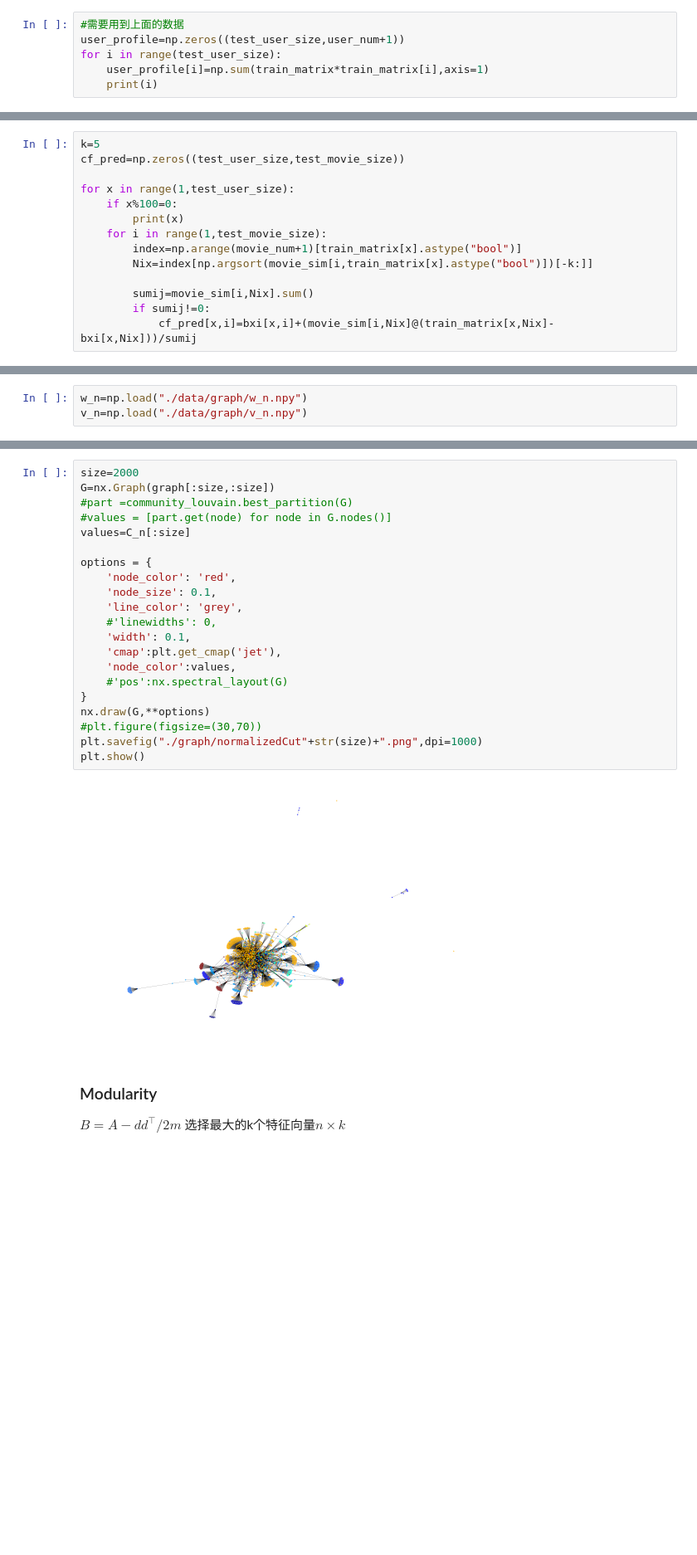
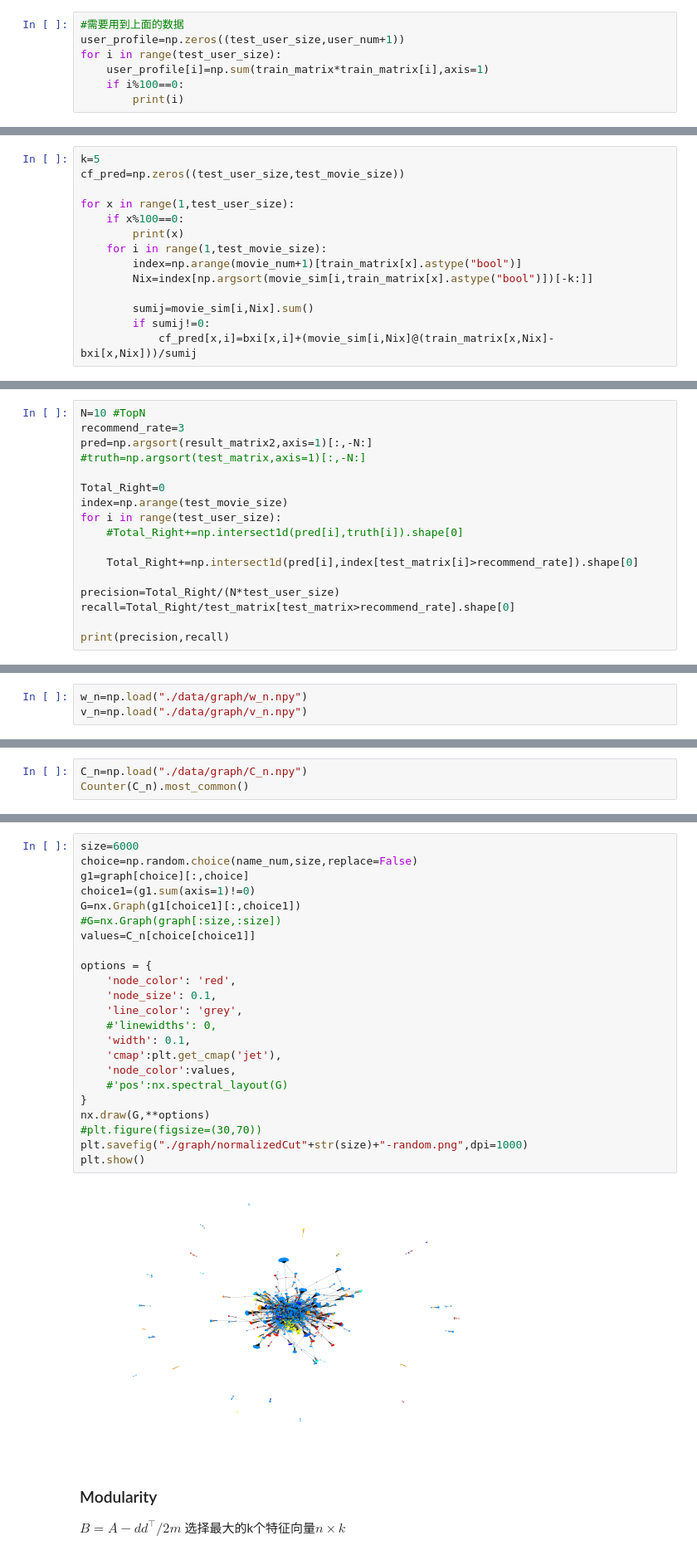
Before and after one commit to wlf1998/WebInfo, a Jupyter notebook: WebMining/Lab2.ipynb, the cells around one changed output, grey strips where cells are left out. Shown at 83% size. Drawn from its saved outputs; the diff is of its cells as text; blank space fills up the shorter version.

Commit message:
Part I-Again

```diff
--- a/WebMining/Lab2.ipynb
+++ b/WebMining/Lab2.ipynb
@@ -415,6 +419,7 @@ print(train_matrix.shape,test_matrix.shape,rating_matrix.shape)
 user_profile=np.zeros((test_user_size,user_num+1))
 for i in range(test_user_size):
     user_profile[i]=np.sum(train_matrix*train_matrix[i],axis=1)
-    print(i)
+    if i%100==0:
+        print(i)
 # %% [output]
 0
@@ -537,7 +590,7 @@ k=5
 cf_pred=np.zeros((test_user_size,test_movie_size))
 
 for x in range(1,test_user_size):
-    if x%100=0:
+    if x%100==0:
         print(x)
     for i in range(1,test_movie_size):
         index=np.arange(movie_num+1)[train_matrix[x].astype("bool")]
@@ -679,0 +783,17 @@ np.sum(np.absolute(result_matrix))/np.count_nonzero(test_matrix)
+# %%
+N=10 #TopN
+recommend_rate=3
+pred=np.argsort(result_matrix2,axis=1)[:,-N:]
+#truth=np.argsort(test_matrix,axis=1)[:,-N:]
+
+Total_Right=0
+index=np.arange(test_movie_size)
+for i in range(test_user_size):
+    #Total_Right+=np.intersect1d(pred[i],truth[i]).shape[0]
+
+    Total_Right+=np.intersect1d(pred[i],index[test_matrix[i]>recommend_rate]).shape[0]
+
+precision=Total_Right/(N*test_user_size)
+recall=Total_Right/test_matrix[test_matrix>recommend_rate].shape[0]
+
+print(precision,recall)
@@ -1137,0 +1376,3 @@ Counter(C_n).most_common()
+# %%
+C_n=np.load("./data/graph/C_n.npy")
+Counter(C_n).most_common()
@@ -1138,26 +1400,28 @@ Counter(C_n).most_common()
 # %%
-size=2000
-G=nx.Graph(graph[:size,:size])
-#part =community_louvain.best_partition(G)
-#values = [part.get(node) for node in G.nodes()]
-values=C_n[:size]
+size=6000
+choice=np.random.choice(name_num,size,replace=False)
+g1=graph[choice][:,choice]
+choice1=(g1.sum(axis=1)!=0)
+G=nx.Graph(g1[choice1][:,choice1])
+#G=nx.Graph(graph[:size,:size])
+values=C_n[choice[choice1]]
 
 options = {
     'node_color': 'red',
     'node_size': 0.1,
     'line_color': 'grey',
     #'linewidths': 0,
     'width': 0.1,
     'cmap':plt.get_cmap('jet'),
     'node_color':values,
     #'pos':nx.spectral_layout(G)
 }
 nx.draw(G,**options)
 #plt.figure(figsize=(30,70))
-plt.savefig("./graph/normalizedCut"+str(size)+".png",dpi=1000)
+plt.savefig("./graph/normalizedCut"+str(size)+"-random.png",dpi=1000)
 plt.show()
 # %% [output]
-[figure, old version]
+[figure, new version]
 # %% [markdown]
 ### Modularity
 
```
Also changed, not shown: parts of 49 cells of this notebook, 31 other files.
